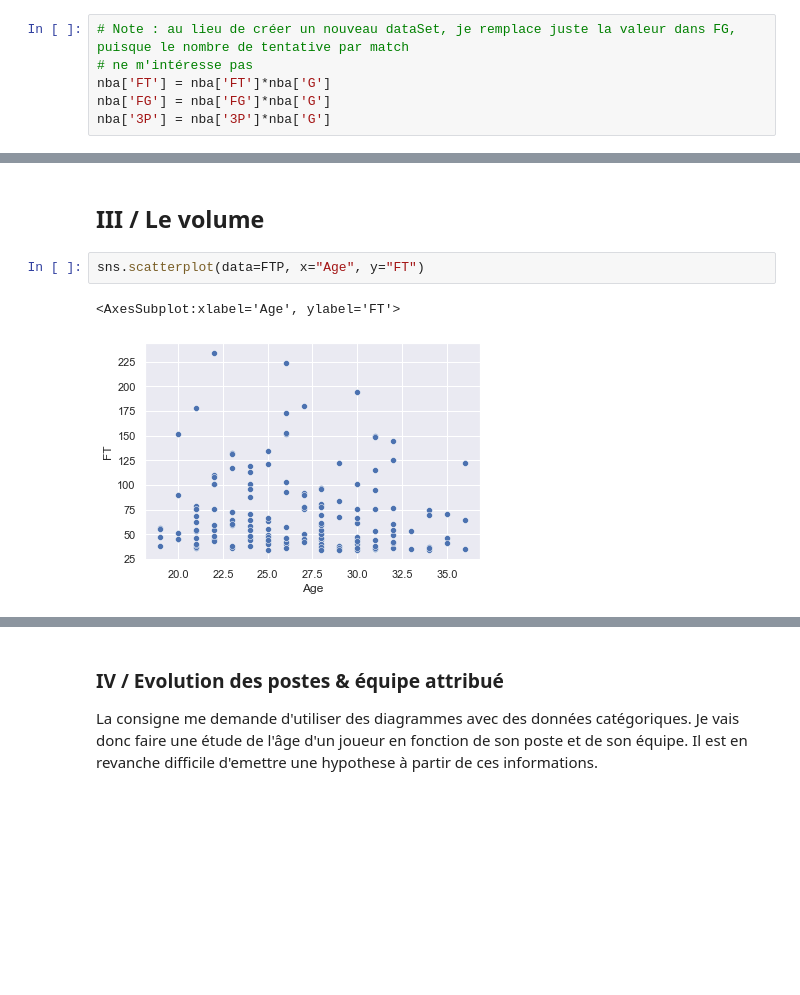
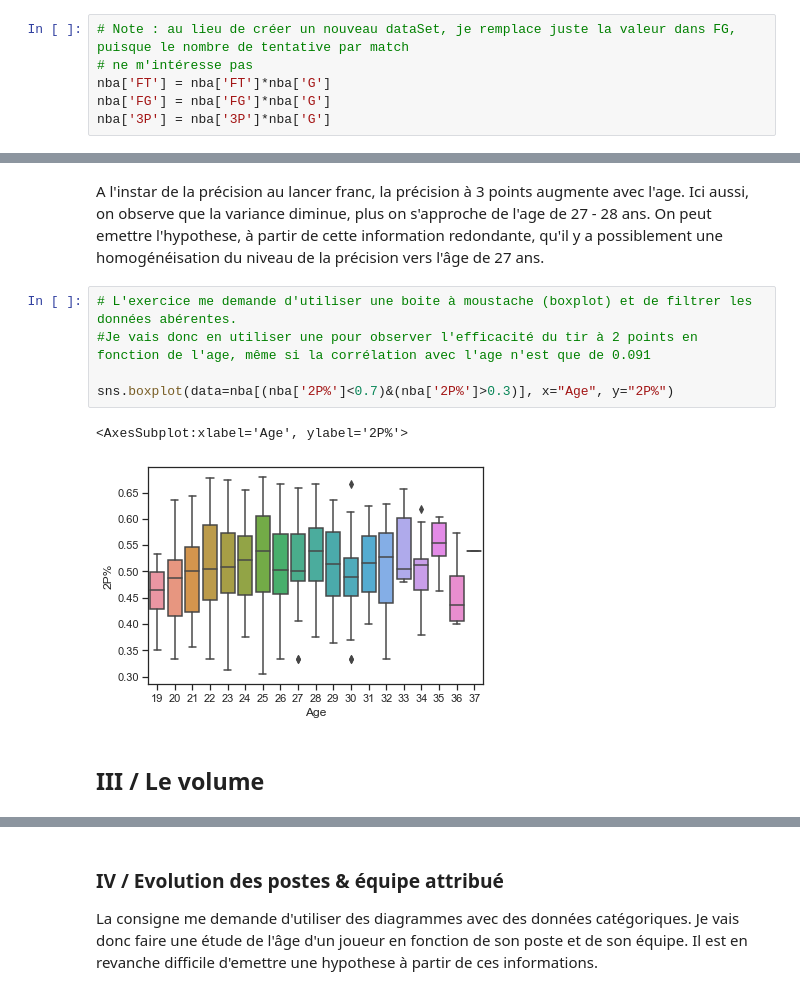
Before and after one commit to Gizmologie/python_ML, a Jupyter notebook: projet/nba_impact.ipynb, the cells around one changed output, grey strips where cells are left out. Drawn from its saved outputs; the diff is of its cells as text; blank space fills up the shorter version.

```diff
--- a/projet/nba_impact.ipynb
+++ b/projet/nba_impact.ipynb
@@ -175,7 +196,13 @@ En revanche, on peut observer sur les tirs au lancer franc un comportement qui s
+# %% [markdown]
+A l'instar de la précision au lancer franc, la précision à 3 points augmente avec l'age. Ici aussi, on observe que la variance diminue, plus on s'approche de l'age de 27 - 28 ans.
+On peut emettre l'hypothese, à partir de cette information redondante, qu'il y a possiblement une homogénéisation du niveau de la précision vers l'âge de 27 ans.
+# %%
+# L'exercice me demande d'utiliser une boite à moustache (boxplot) et de filtrer les données abérentes.
+#Je vais donc en utiliser une pour observer l'efficacité du tir à 2 points en fonction de l'age, même si la corrélation avec l'age n'est que de 0.091
+
+sns.boxplot(data=nba[(nba['2P%']<0.7)&(nba['2P%']>0.3)], x="Age", y="2P%")
+# %% [output]
+<AxesSubplot:xlabel='Age', ylabel='2P%'>
+[figure, added]
 # %% [markdown]
 ## III / Le volume
-# %%
-sns.scatterplot(data=FTP, x="Age", y="FT")
-# %% [output]
-<AxesSubplot:xlabel='Age', ylabel='FT'>
-[figure, removed]
```
Also changed, not shown: parts of 21 cells of this notebook.
